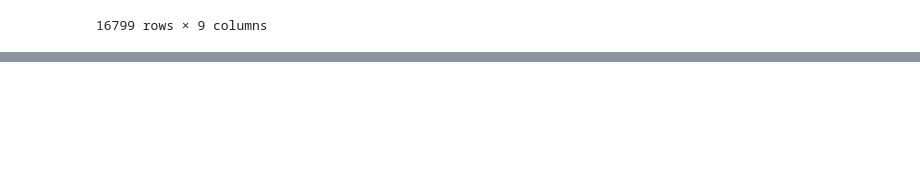
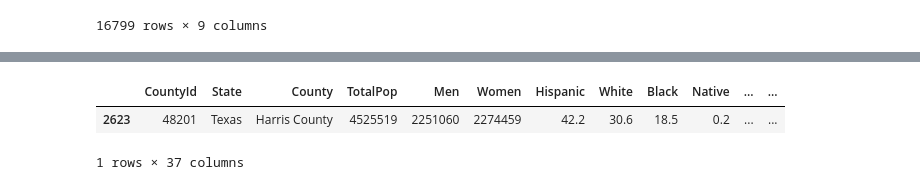
Before and after one commit to stevengreen320/Airbnb-EDA, a Jupyter notebook: Project 1 Extra.ipynb, the cells around one changed output, grey strips where cells are left out. Drawn from its saved outputs; the diff is of its cells as text; code cells hidden in the pictures; blank space fills up the shorter version.

```diff
--- a/Project 1 Extra.ipynb
+++ b/Project 1 Extra.ipynb
@@ -381,0 +439,6 @@ clean_df4
+# %%
+census_tx.loc[census_tx.County == "Harris County"]
+# %% [output]
+|  | CountyId | State | County | TotalPop | Men | Women | Hispanic | White | Black | Native | ... | ... |
+| 2623 | 48201 | Texas | Harris County | 4525519 | 2251060 | 2274459 | 42.2 | 30.6 | 18.5 | 0.2 | ... | ... |
+1 rows × 37 columns
```
Also changed, not shown: parts of 13 cells of this notebook, 1 other file.
